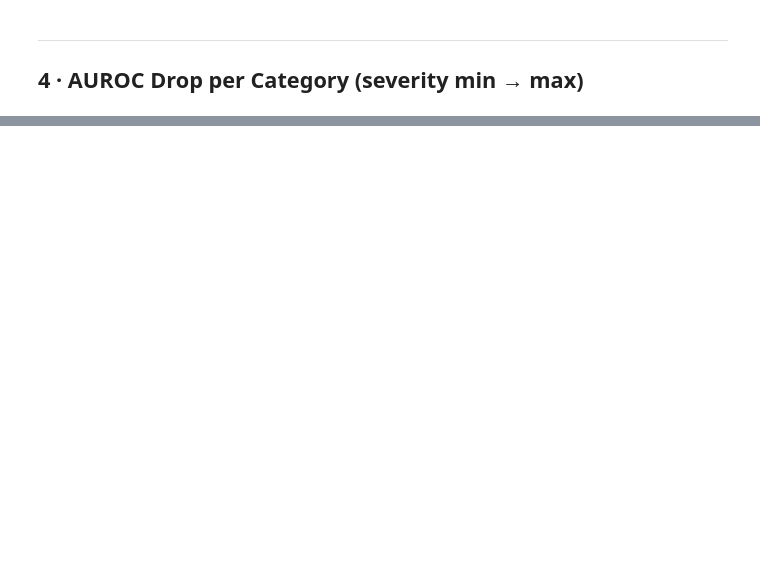
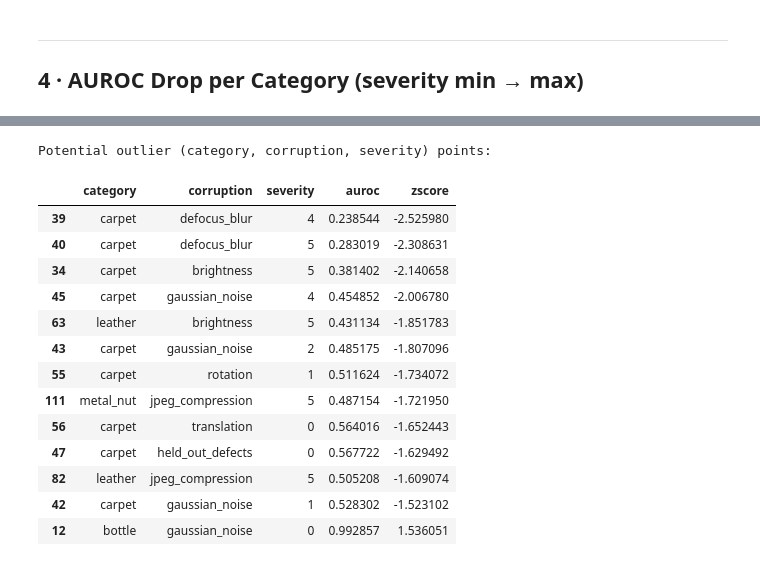
Before and after one commit to MarwanElkhallouki/BAP, a Jupyter notebook: work/python/results.ipynb, the cells around one changed output, grey strips where cells are left out. Cells and saved outputs as stored; diff of their text form; code cells hidden in the pictures; blank space fills up the shorter version.

```diff
--- a/work/python/results.ipynb
+++ b/work/python/results.ipynb
@@ -185,0 +393,23 @@ plt.show()
+# %%
+# --- Extended analysis: anomaly/outlier runs ---
+z = df.copy()
+z['zscore'] = z.groupby('corruption')['auroc'].transform(lambda s: (s - s.mean()) / (s.std(ddof=0) if s.std(ddof=0) else 1.0))
+outliers = z[np.abs(z['zscore']) >= 1.5].sort_values('zscore')
+print('Potential outlier (category, corruption, severity) points:')
+display(outliers[['category','corruption','severity','auroc','zscore']].head(50))
+# %% [output]
+Potential outlier (category, corruption, severity) points:
+|  | category | corruption | severity | auroc | zscore |
+| 39 | carpet | defocus_blur | 4 | 0.238544 | -2.525980 |
+| 40 | carpet | defocus_blur | 5 | 0.283019 | -2.308631 |
+| 34 | carpet | brightness | 5 | 0.381402 | -2.140658 |
+| 45 | carpet | gaussian_noise | 4 | 0.454852 | -2.006780 |
+| 63 | leather | brightness | 5 | 0.431134 | -1.851783 |
+| 43 | carpet | gaussian_noise | 2 | 0.485175 | -1.807096 |
+| 55 | carpet | rotation | 1 | 0.511624 | -1.734072 |
+| 111 | metal_nut | jpeg_compression | 5 | 0.487154 | -1.721950 |
+| 56 | carpet | translation | 0 | 0.564016 | -1.652443 |
+| 47 | carpet | held_out_defects | 0 | 0.567722 | -1.629492 |
+| 82 | leather | jpeg_compression | 5 | 0.505208 | -1.609074 |
+| 42 | carpet | gaussian_noise | 1 | 0.528302 | -1.523102 |
+| 12 | bottle | gaussian_noise | 0 | 0.992857 | 1.536051 |
```
Also changed, not shown: parts of 7 cells of this notebook, 21 other files.
